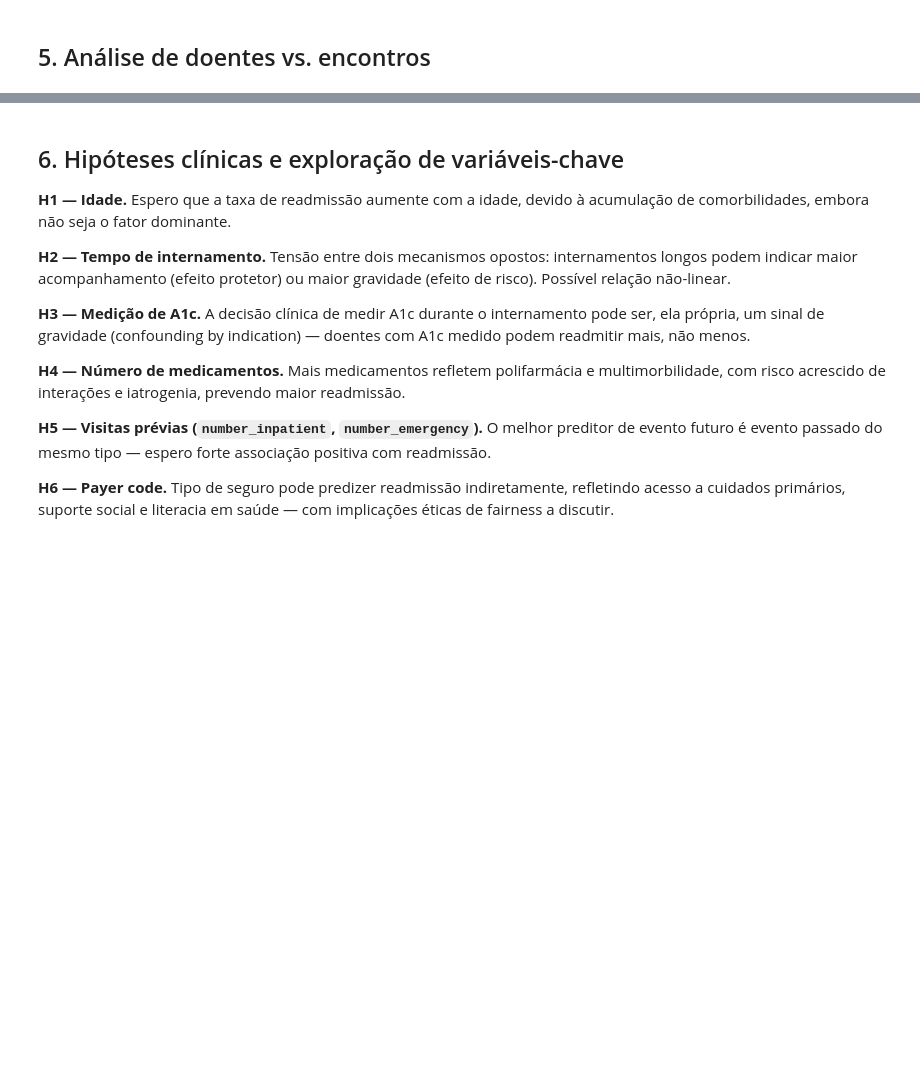
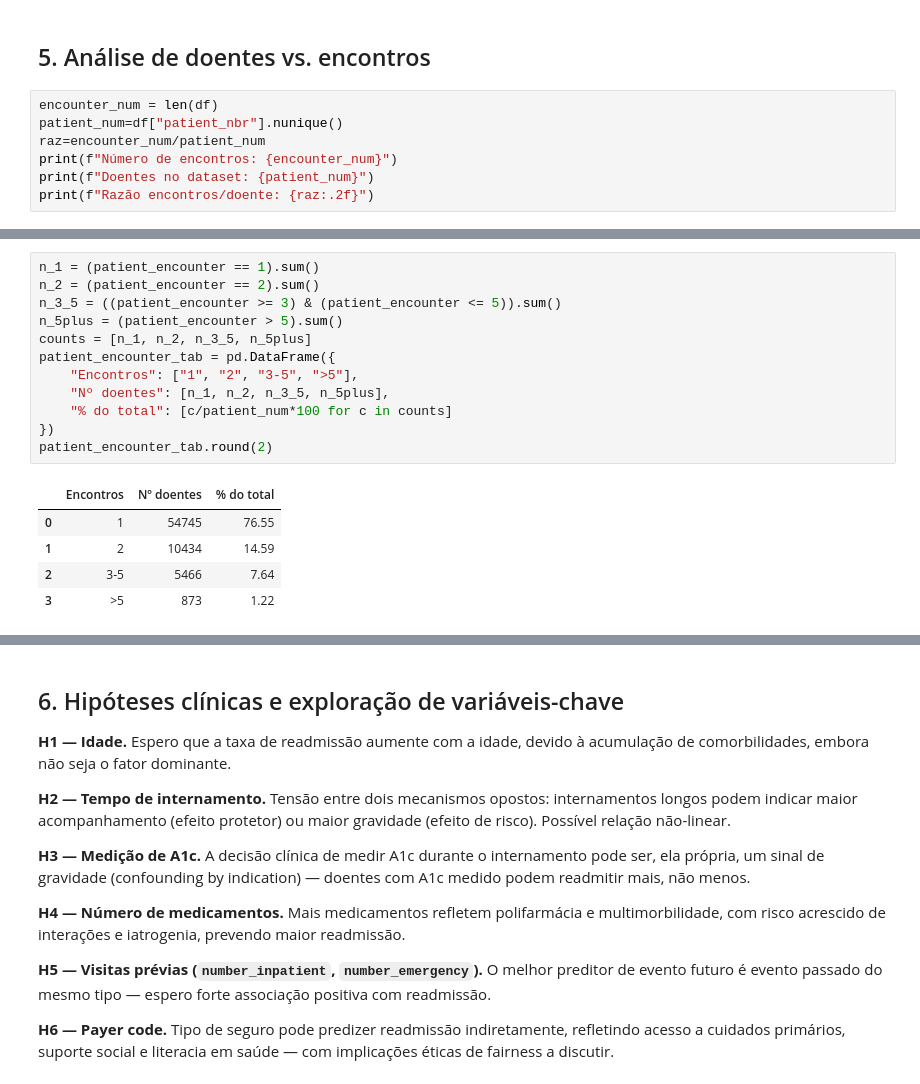
Before and after one commit to vvfpint0/diabetes-readmission-prediction, a Jupyter notebook: notebooks/01_EDA.ipynb, the cells around one changed output, grey strips where cells are left out. Cells and saved outputs as stored; diff of their text form; blank space fills up the shorter version.

```diff
--- a/notebooks/01_EDA.ipynb
+++ b/notebooks/01_EDA.ipynb
@@ -261,3 +261,10 @@ A análise empírica testou se a ausência de registo nas variáveis administrat
 - `race`, `diag_1-3`: imputação simples (moda ou categoria `Unknown`) na fase de pré-processamento.
 # %% [markdown]
 ## 5. Análise de doentes vs. encontros
+# %%
+encounter_num = len(df)
+patient_num=df["patient_nbr"].nunique()
+raz=encounter_num/patient_num
+print(f"Número de encontros: {encounter_num}")
+print(f"Doentes no dataset: {patient_num}")
+print(f"Razão encontros/doente: {raz:.2f}")
@@ -263,0 +298,18 @@ A análise empírica testou se a ausência de registo nas variáveis administrat
+# %%
+n_1 = (patient_encounter == 1).sum()
+n_2 = (patient_encounter == 2).sum()
+n_3_5 = ((patient_encounter >= 3) & (patient_encounter <= 5)).sum()
+n_5plus = (patient_encounter > 5).sum()
+counts = [n_1, n_2, n_3_5, n_5plus]
+patient_encounter_tab = pd.DataFrame({
+    "Encontros": ["1", "2", "3-5", ">5"],
+    "Nº doentes": [n_1, n_2, n_3_5, n_5plus],
+    "% do total": [c/patient_num*100 for c in counts]
+})
+patient_encounter_tab.round(2)
+# %% [output]
+|  | Encontros | Nº doentes | % do total |
+| 0 | 1 | 54745 | 76.55 |
+| 1 | 2 | 10434 | 14.59 |
+| 2 | 3-5 | 5466 | 7.64 |
+| 3 | >5 | 873 | 1.22 |
```
Also changed, not shown: parts of 5 cells of this notebook.
